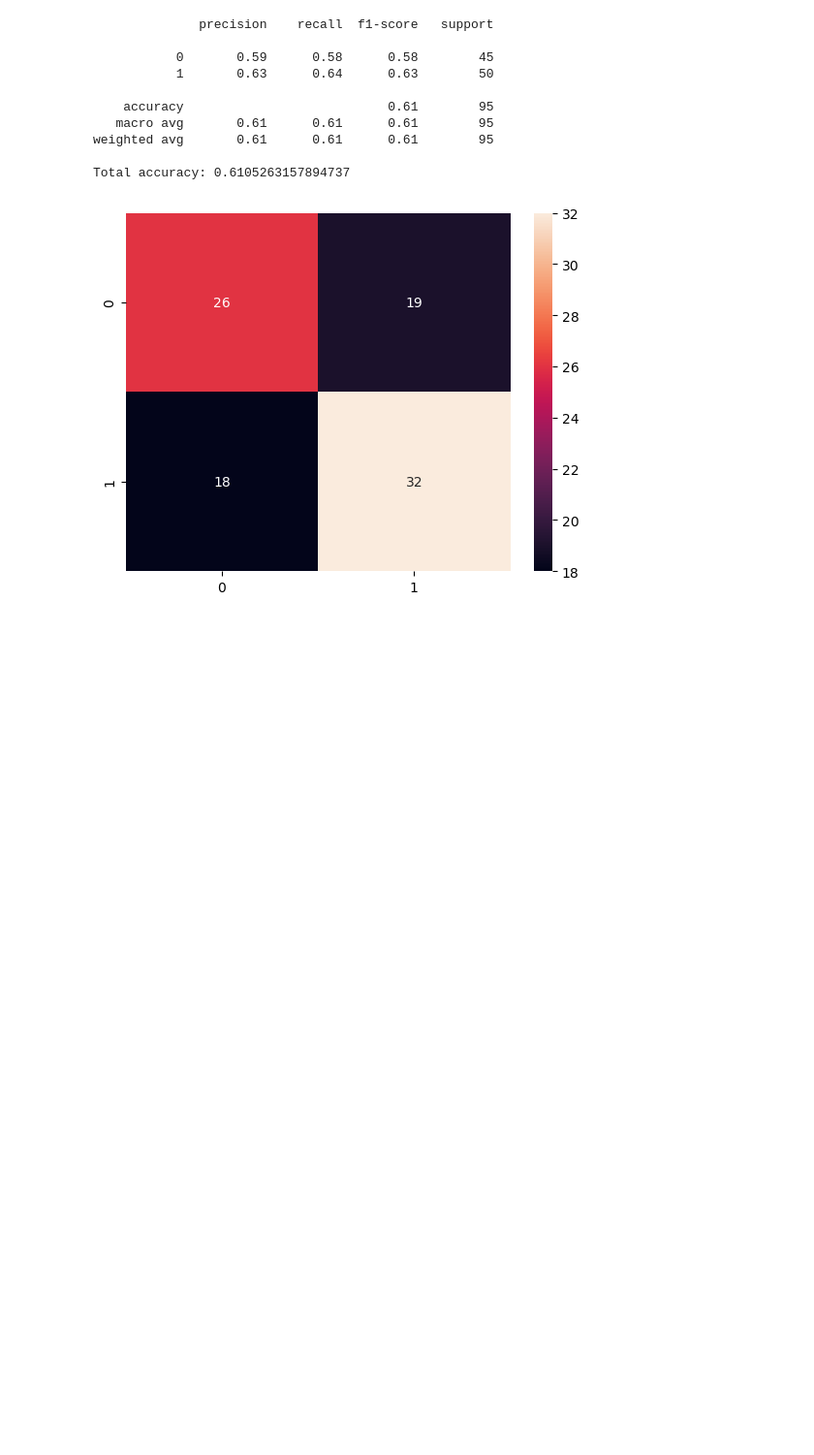
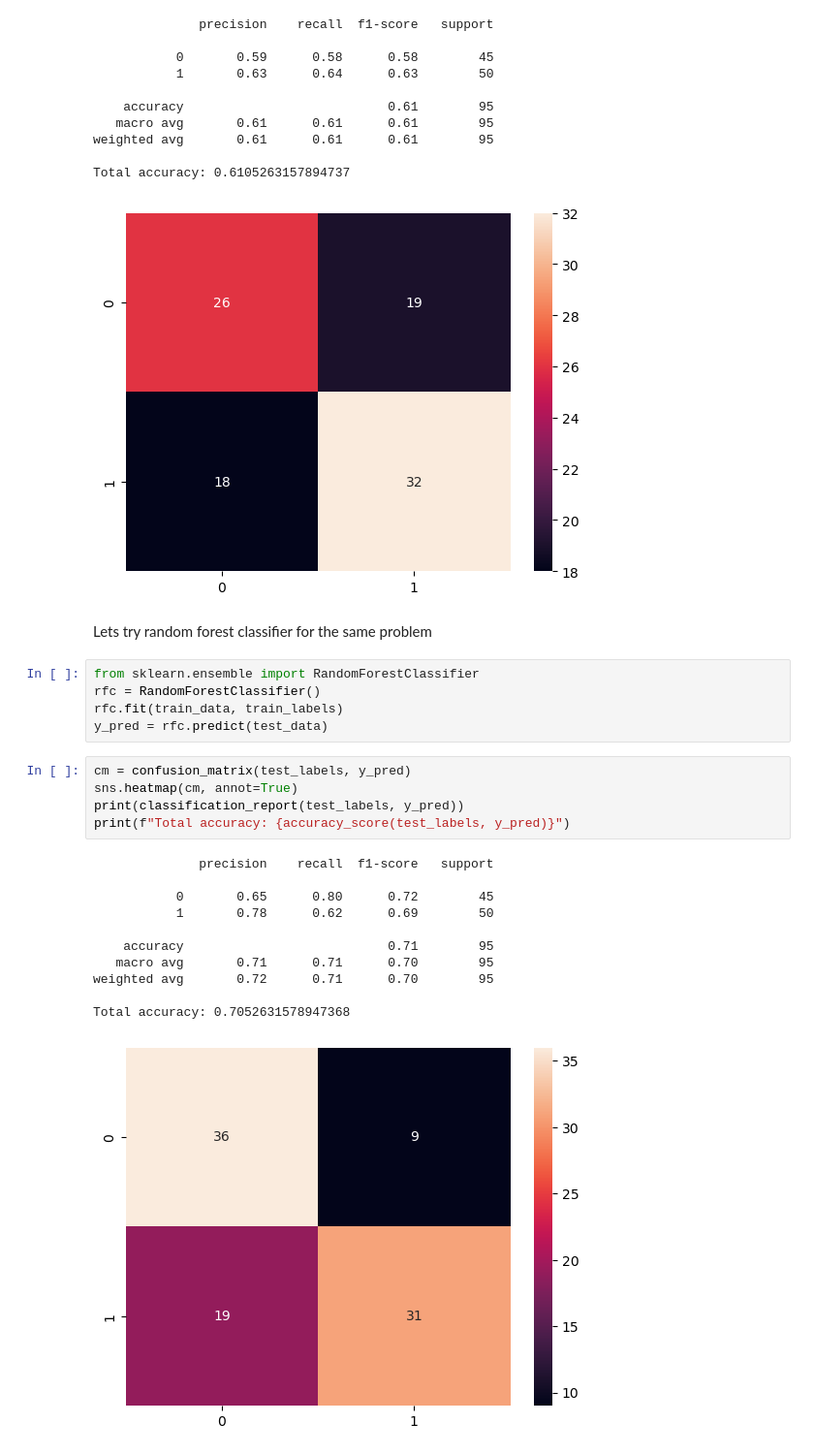
Before and after one commit to MuhammadTayyab-SE/employee-churn-prediction, a Jupyter notebook: churn-model-notebook.ipynb, the cells around one changed output. Shown at 97% size. Cells and saved outputs as stored; diff of their text form; blank space fills up the shorter version.

Commit message:
- random forest classifier added

```diff
--- a/churn-model-notebook.ipynb
+++ b/churn-model-notebook.ipynb
@@ -209,3 +209,27 @@ weighted avg       0.61      0.61      0.61        95
 
 Total accuracy: 0.6105263157894737
 [figure]
+# %% [markdown]
+Lets try random forest classifier for the same problem
+# %%
+from sklearn.ensemble import RandomForestClassifier
+rfc = RandomForestClassifier()
+rfc.fit(train_data, train_labels)
+y_pred = rfc.predict(test_data)
+# %%
+cm = confusion_matrix(test_labels, y_pred)
+sns.heatmap(cm, annot=True)
+print(classification_report(test_labels, y_pred))
+print(f"Total accuracy: {accuracy_score(test_labels, y_pred)}")
+# %% [output]
+              precision    recall  f1-score   support
+
+           0       0.65      0.80      0.72        45
+           1       0.78      0.62      0.69        50
+
+    accuracy                           0.71        95
+   macro avg       0.71      0.71      0.70        95
+weighted avg       0.72      0.71      0.70        95
+
+Total accuracy: 0.7052631578947368
+[figure, added]
```
Also changed, not shown: parts of 1 cell of this notebook.
